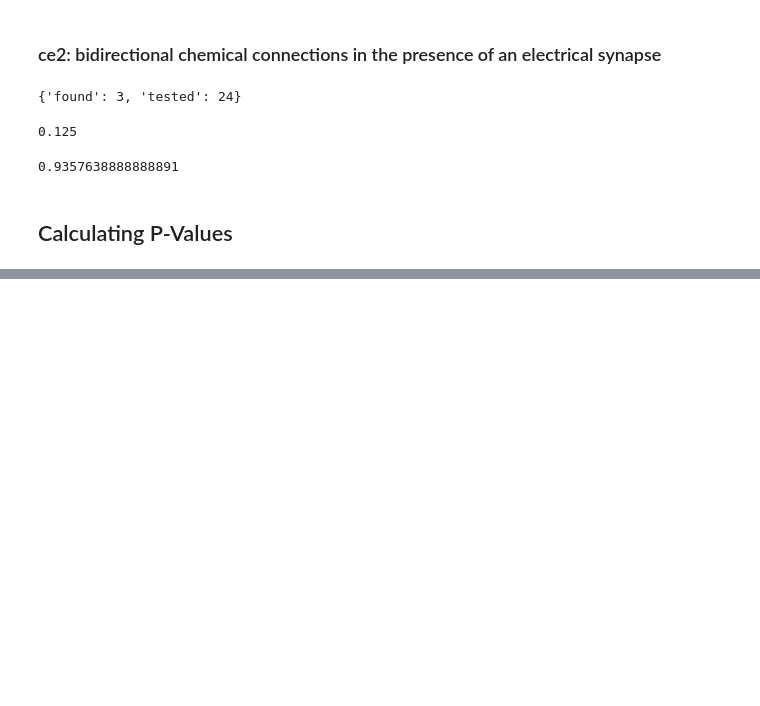
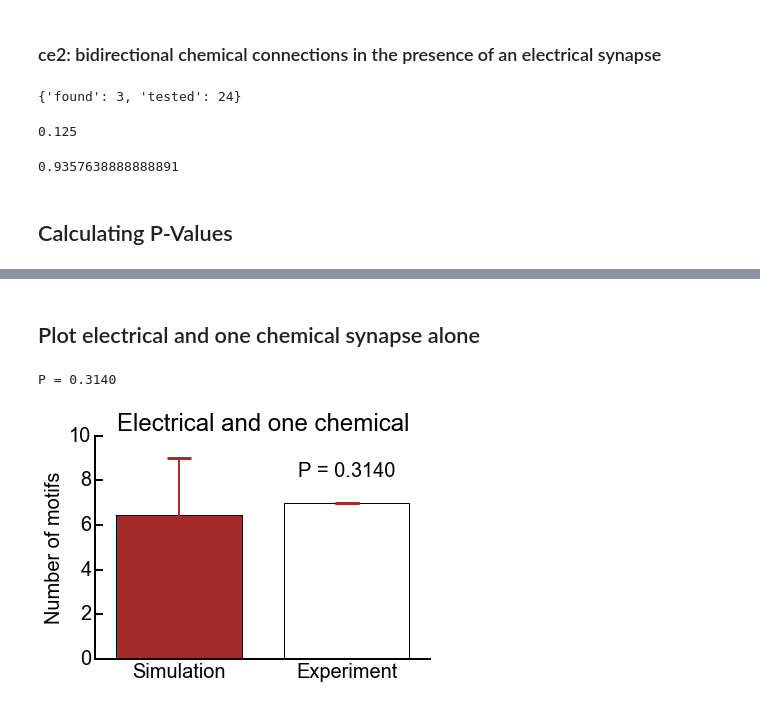
Before and after one commit to ClaudiaEsp/inet, a Jupyter notebook: Examples/Testing inhibitory motifs.ipynb, the cells around one changed output, grey strips where cells are left out. Saved outputs shown, nothing was run; the diff lists cells and outputs as text; code cells hidden in the pictures; blank space fills up the shorter version.

```diff
--- a/Examples/Testing inhibitory motifs.ipynb
+++ b/Examples/Testing inhibitory motifs.ipynb
@@ -315,0 +337,9 @@ print(AsciiTable(info).table)
+# %% [markdown]
+<H2>Plot electrical and one chemical synapse alone </H2>
+# %%
+ax = barplot(simulation = n_ce1, n_found = mydataset.motif['ii_ce1']['found']);
+ax.set_title('Electrical and one chemical');
+ax.set_ylim(ymax=10);
+# %% [output]
+P = 0.3140
+[figure, added]
```
Also changed, not shown: parts of 15 cells of this notebook, 1 other file.
